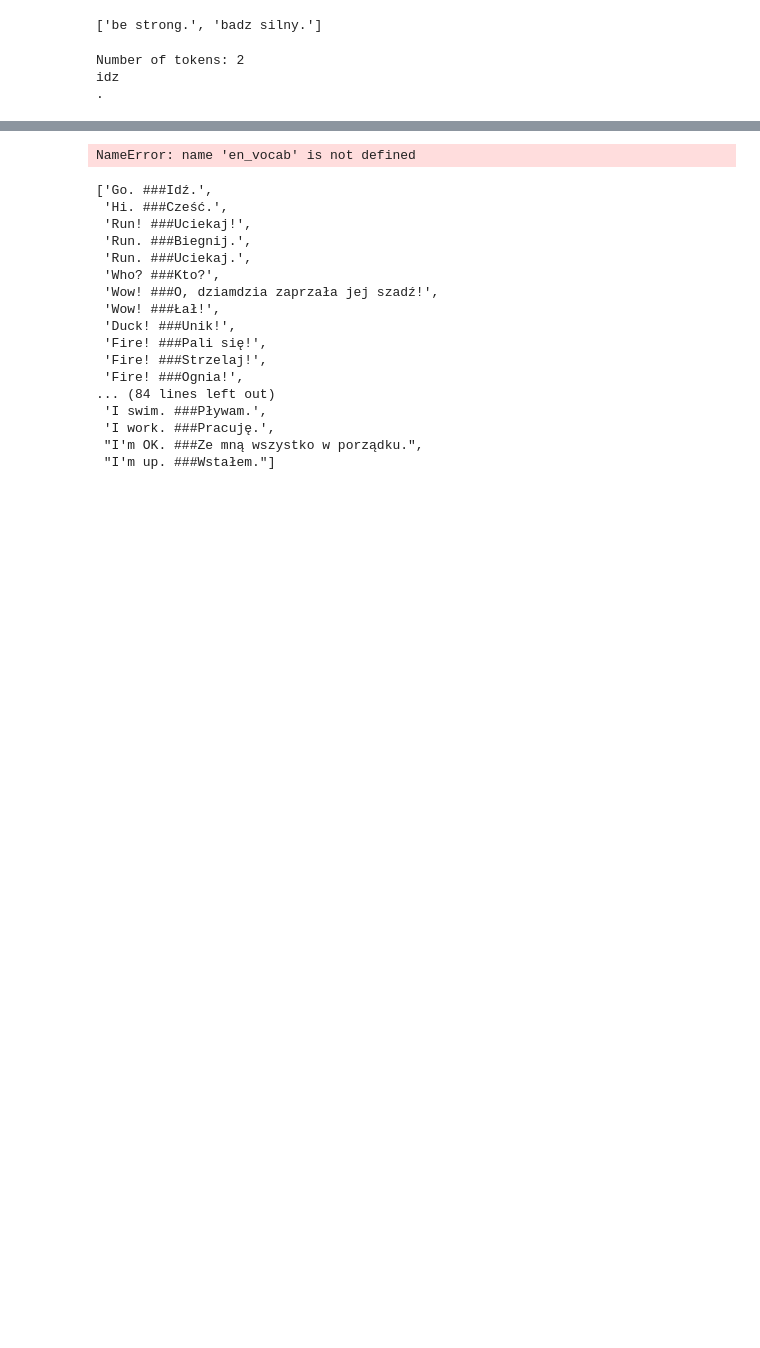
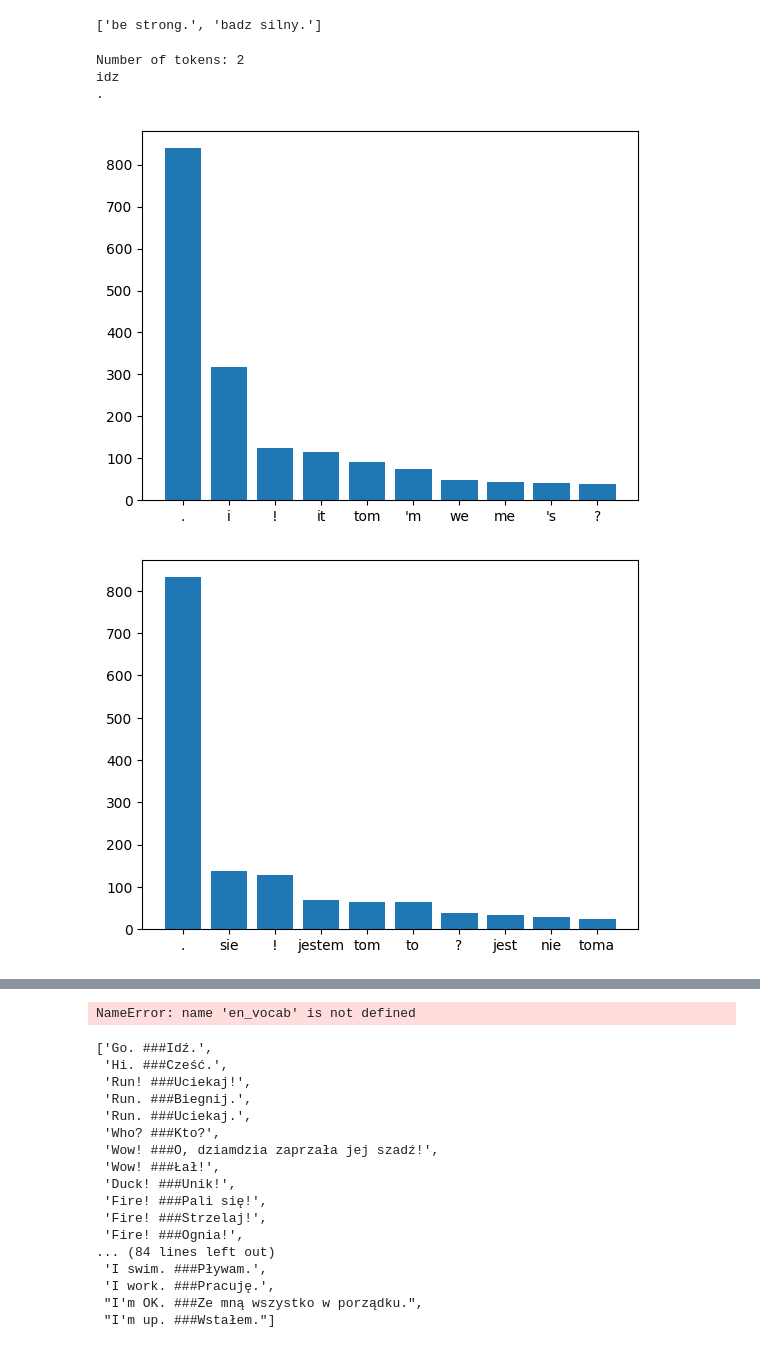
Before and after one commit to PyroX2/GRU_Transformer_Comparison, a Jupyter notebook: bahdanau.ipynb, the cells around one changed output, grey strips where cells are left out. Drawn from its saved outputs; the diff is of its cells as text; code cells hidden in the pictures; blank space fills up the shorter version.

Commit message:
Add bar plots for most common words and create data for training, val and testing

```diff
--- a/bahdanau.ipynb
+++ b/bahdanau.ipynb
@@ -52,10 +53,6 @@ Number of tokens: 2
 idz
 .
 # %%
-# Counter object works similar to dictionary in which each element is key and value is number of times this element is present
-pl_counter = Counter()
-en_counter = Counter()
-
 # Lists for storing Polish and English sentences
 pl_list = []
 en_list = []
@@ -64,7 +61,7 @@ en_list = []
 pl_lengths = []
 en_lengths = []
 
-for line in tqdm(lines[:1000]):
+for line in tqdm(lines[:NUMBER_OF_SENTENCES]):
     # Tokenize sentences
     en_tokens = en_tokenizer(line[0])
     pl_tokens = pl_tokenizer(line[1])
@@ -76,11 +73,30 @@ for line in tqdm(lines[:1000]):
     # Append number of tokens in sentences
     pl_lengths.append(len(pl_tokens))
     en_lengths.append(len(en_tokens))
-
-    # Update counters with new tokens
-    pl_counter.update(pl_tokens)
-    en_counter.update(en_tokens)
-# %%
-pl_list = [str(token) for token in pl_list]
-en_list = [str(token) for token in en_list]
+# %%
+# Split sentences into string tokens
+pl_token_list = [str(token) for token in pl_list]
+en_token_list = [str(token) for token in en_list]
+
+# Counter object works similar to dictionary in which each element is key and value is number of times this element is present
+pl_counter = Counter()
+en_counter = Counter()
+
+for token in pl_token_list:
+    pl_counter[token] += 1
+for token in en_token_list:
+    en_counter[token] += 1
+# %%
+# Extract 10 most common tokens
+en_most_common = en_counter.most_common(10)
+pl_most_common = pl_counter.most_common(10)
+# %%
+# Bar plots of most common tokens
+plt.bar([token[0] for token in en_most_common], [token[1] for token in en_most_common])
+plt.show()
+plt.bar([token[0] for token in pl_most_common], [token[1] for token in pl_most_common])
+plt.show()
+# %% [output]
+[figure, added]
+[figure, added]
 # %%
```
Also changed, not shown: parts of 8 cells of this notebook.
